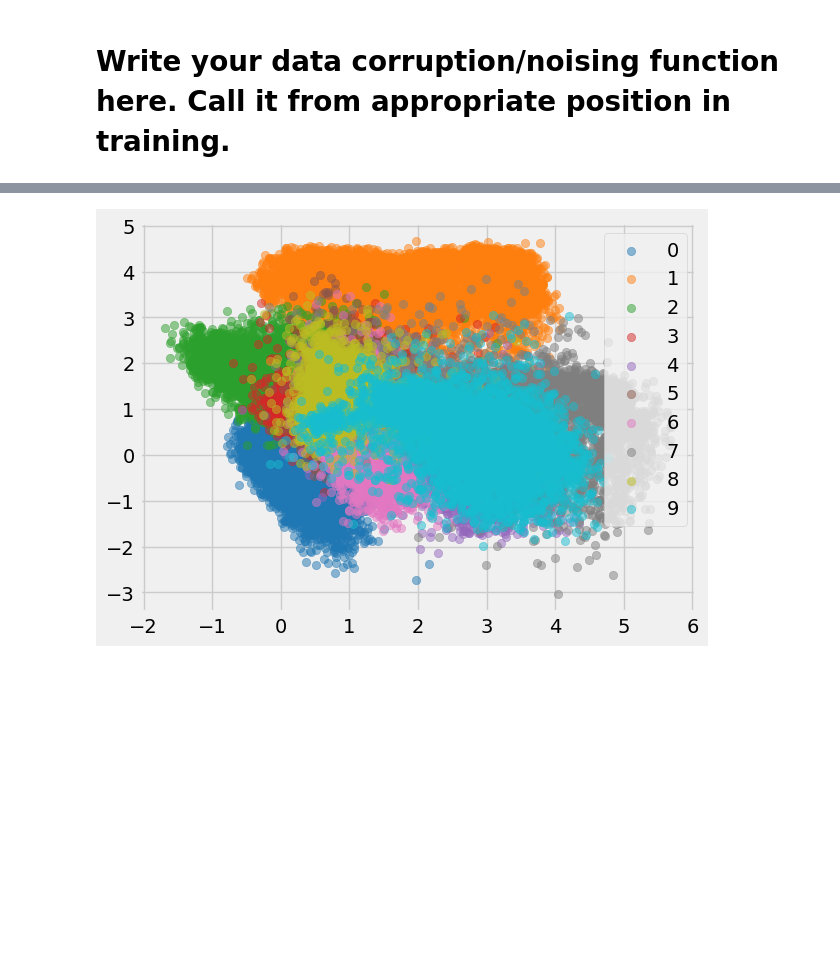
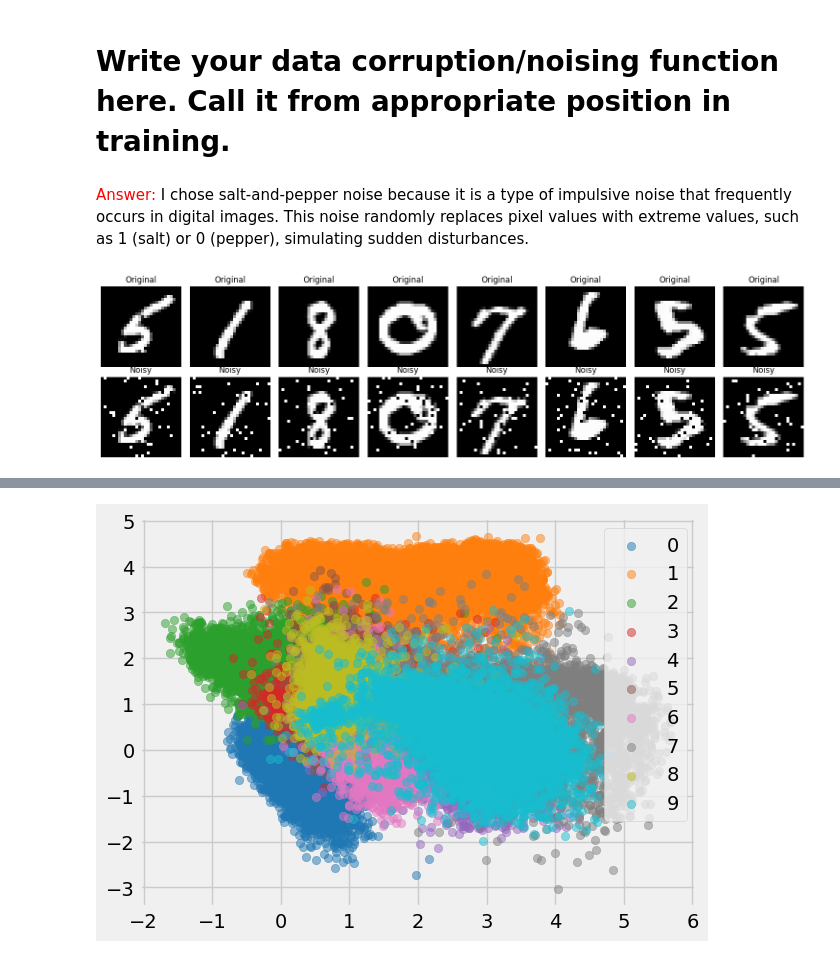
Before and after one commit to SeyyidOS/BLG561e-HW3, a Jupyter notebook: 2- Autoencoders.ipynb, the cells around one changed output, grey strips where cells are left out. Saved outputs shown, nothing was run; the diff lists cells and outputs as text; code cells hidden in the pictures; blank space fills up the shorter version.

```diff
--- a/2- Autoencoders.ipynb
+++ b/2- Autoencoders.ipynb
@@ -44,10 +44,19 @@ dataset = datasets.MNIST(root = "./data",
 						download = True,
 						transform = tensor_transform)
 
+test_dataset = datasets.MNIST(root="./data",
+                               train=False,
+                               download=True,
+                               transform=tensor_transform)
 # DataLoader is used to load the dataset
 # for training
 
+batch_size = 32
 
 loader = torch.utils.data.DataLoader(dataset = dataset,
-									batch_size = 32,
-									shuffle = True,pin_memory=True)
+									batch_size = batch_size,
+									shuffle = True, pin_memory=True)
+
+test_loader = torch.utils.data.DataLoader(dataset = test_dataset,
+									batch_size = batch_size,
+									shuffle = False, pin_memory=True)
@@ -68,5 +63,51 @@ Extracting ./data/MNIST/raw/t10k-labels-idx1-ubyte.gz to ./data/MNIST/raw
 # %% [markdown]
 # Write your data corruption/noising function here. Call it from appropriate position in training.
+# %% [markdown]
+<span style="color:red;">Answer:</span> I chose salt-and-pepper noise because it is a type of impulsive noise that frequently occurs in digital images. This noise randomly replaces pixel values with extreme values, such as 1 (salt) or 0 (pepper), simulating sudden disturbances.
+# %%
+import matplotlib.pyplot as plt
+
+def add_salt_and_pepper_noise(images, salt_prob=0.02, pepper_prob=0.02):
+    noisy_images = images.clone()
+    total_pixels = images[0].numel()
+
+    # Add salt
+    num_salt = int(total_pixels * salt_prob)
+    for img in noisy_images:
+        salt_coords = torch.randint(0, total_pixels, (num_salt,))
+        img.view(-1)[salt_coords] = 1.0
+
+    # Add pepper
+    num_pepper = int(total_pixels * pepper_prob)
+    for img in noisy_images:
+        pepper_coords = torch.randint(0, total_pixels, (num_pepper,))
+        img.view(-1)[pepper_coords] = 0.0
+
+    return noisy_images
+
+def visualize_salt_and_pepper(original, noisy, n=8):
+    fig, axes = plt.subplots(nrows=2, ncols=n, figsize=(15, 4))
+    for i in range(n):
+        # Original images
+        axes[0, i].imshow(original[i].squeeze().numpy(), cmap="gray")
+        axes[0, i].set_title("Original")
+        axes[0, i].axis("off")
+
+        # Noisy images
+        axes[1, i].imshow(noisy[i].squeeze().numpy(), cmap="gray")
+        axes[1, i].set_title("Noisy")
+        axes[1, i].axis("off")
+
+    plt.tight_layout()
+    plt.show()
+
+images, labels = next(iter(loader))
+
+noisy_images = add_salt_and_pepper_noise(images, salt_prob=0.05, pepper_prob=0.05)
+
+visualize_salt_and_pepper(images, noisy_images, n=8)
+# %% [output]
+[figure, added]
 # %%
 # auto encoder definition
 
```
Also changed, not shown: parts of 16 cells of this notebook.
